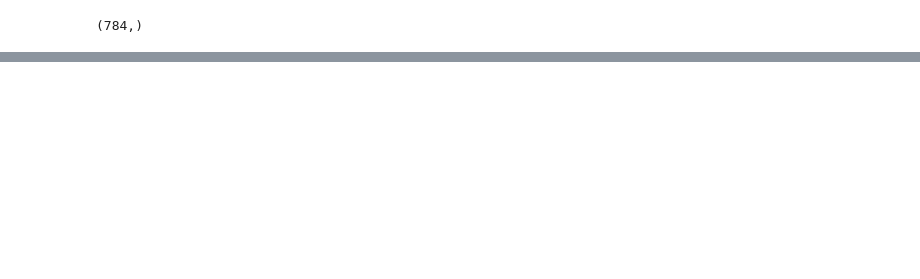
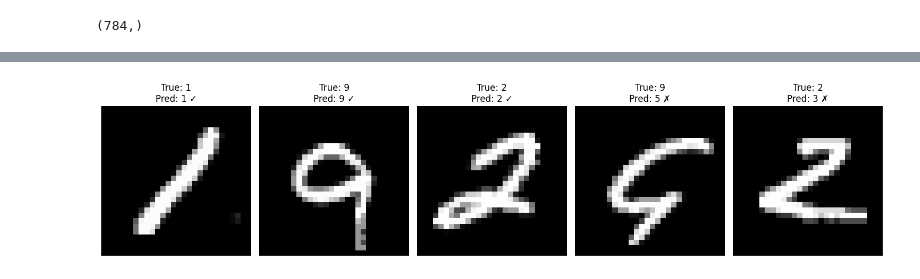
Before and after one commit to siddddd17/mnist-nn-from-scratch, a Jupyter notebook: 2-layer-nueral-network-from-scratch.ipynb, the cells around one changed output, grey strips where cells are left out. Cells and saved outputs as stored; diff of their text form; code cells hidden in the pictures; blank space fills up the shorter version.

```diff
--- a/2-layer-nueral-network-from-scratch.ipynb
+++ b/2-layer-nueral-network-from-scratch.ipynb
@@ -153,0 +187,4 @@ Validation Accuracy: 93.20%
+# %%
+# Calculate final predictions on validation set
+_, _, _, _, _, A3_val = forward_propagation(x_dev, trained_params)
+val_pred = np.argmax(A3_val, axis=0)
@@ -153,0 +230,29 @@ Validation Accuracy: 93.20%
+# %%
+# Visualize sample predictions (including both correct and incorrect)
+import random
+
+# Find indices of correct and incorrect predictions
+correct_indices = np.where(val_pred == y_dev)[0]
+incorrect_indices = np.where(val_pred != y_dev)[0]
+
+# Select 3 correct and 2 incorrect predictions randomly (if available)
+num_correct = min(3, len(correct_indices))
+num_incorrect = min(2, len(incorrect_indices))
+
+sample_correct = random.sample(list(correct_indices), num_correct)
+sample_incorrect = random.sample(list(incorrect_indices), num_incorrect) if len(incorrect_indices) > 0 else []
+sample_indices = sample_correct + sample_incorrect
+
+# Plot the samples
+plt.figure(figsize=(15, 10))
+for i, idx in enumerate(sample_indices):
+    plt.subplot(1, len(sample_indices), i+1)
+    image = x_dev[:, idx].reshape(28, 28)
+    plt.imshow(image, cmap='gray')
+    prediction_status = "✓" if val_pred[idx] == y_dev[idx] else "✗"
+    plt.title(f"True: {y_dev[idx]}\nPred: {val_pred[idx]} {prediction_status}")
+    plt.axis('off')
+plt.tight_layout()
+plt.show()
+# %% [output]
+[figure, added]
```
Also changed, not shown: parts of 5 cells of this notebook, 1 other file.
